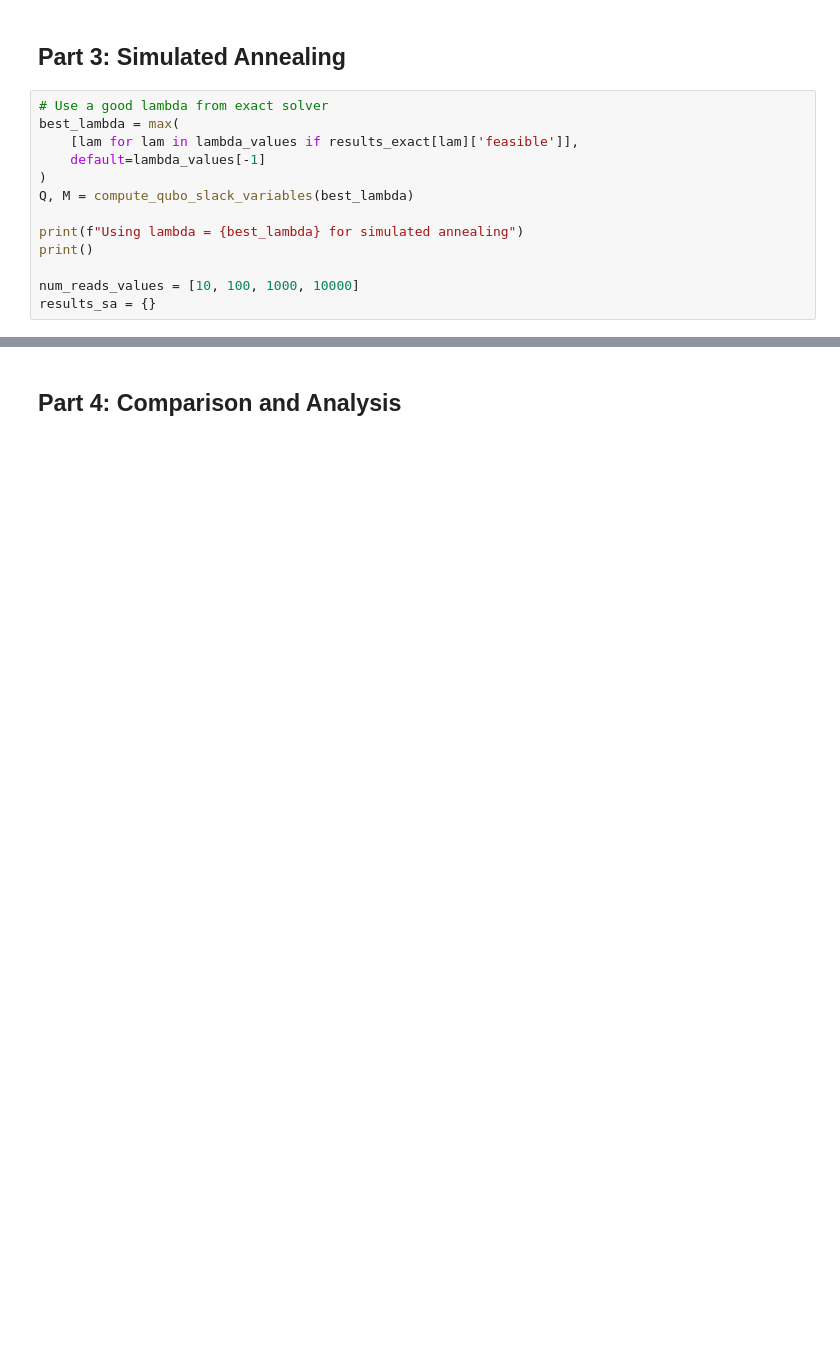
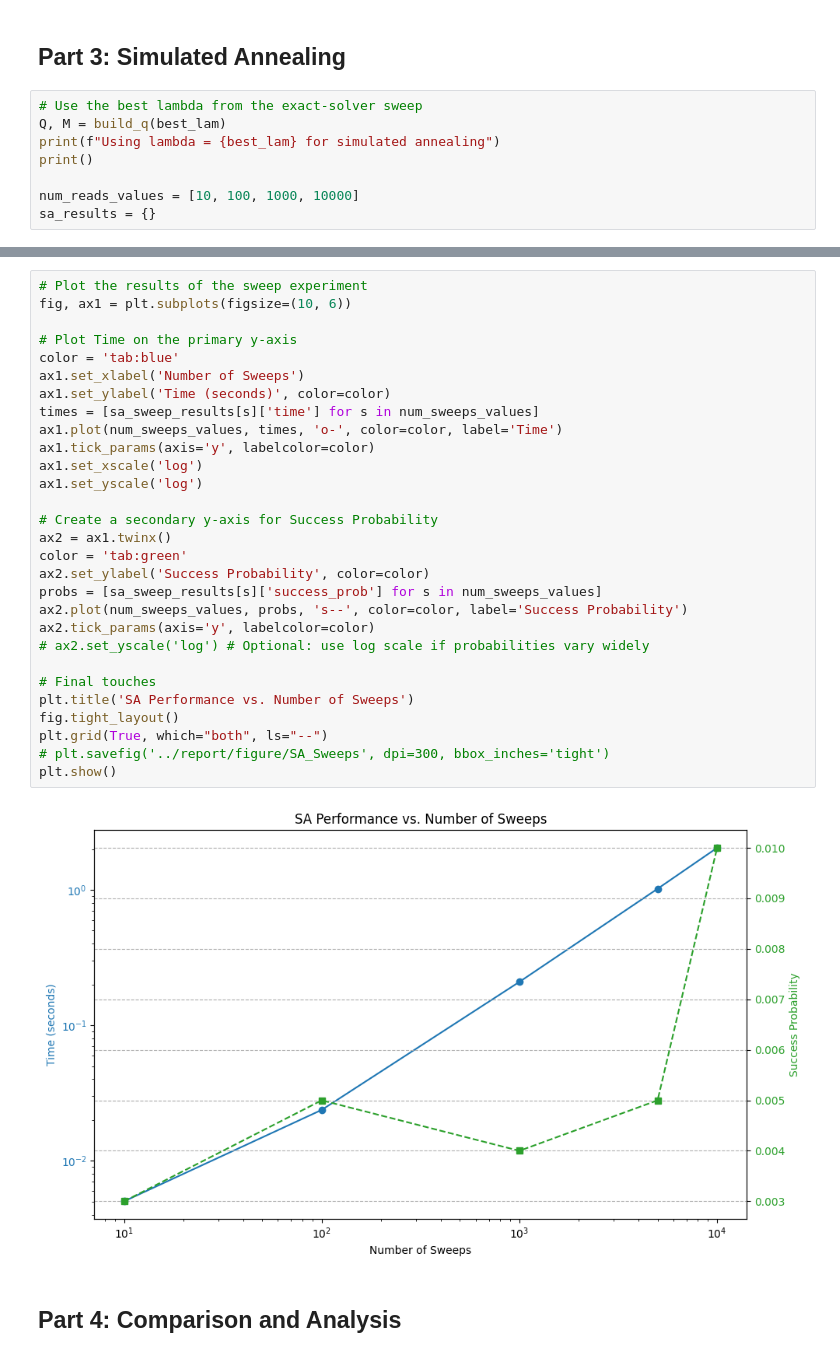
Before and after one commit to Weison-ai/Quantum_algorithm_Hw2, a Jupyter notebook: problem1/problem1.ipynb, the cells around one changed output, grey strips where cells are left out. Drawn from its saved outputs; the diff is of its cells as text; blank space fills up the shorter version.

```diff
--- a/problem1/problem1.ipynb
+++ b/problem1/problem1.ipynb
@@ -285,16 +210,11 @@ Time: 0.301629 seconds
 # %% [markdown]
 ## Part 3: Simulated Annealing
 # %%
-# Use a good lambda from exact solver
-best_lambda = max(
-    [lam for lam in lambda_values if results_exact[lam]['feasible']],
-    default=lambda_values[-1]
-)
-Q, M = compute_qubo_slack_variables(best_lambda)
-
-print(f"Using lambda = {best_lambda} for simulated annealing")
+# Use the best lambda from the exact-solver sweep
+Q, M = build_q(best_lam)
+print(f"Using lambda = {best_lam} for simulated annealing")
 print()
 
 num_reads_values = [10, 100, 1000, 10000]
-results_sa = {}
+sa_results = {}
 # %% [output]
@@ -362,3 +363,34 @@ Time: 2.096478 seconds
+# %%
+# Plot the results of the sweep experiment
+fig, ax1 = plt.subplots(figsize=(10, 6))
+
+# Plot Time on the primary y-axis
+color = 'tab:blue'
+ax1.set_xlabel('Number of Sweeps')
+ax1.set_ylabel('Time (seconds)', color=color)
+times = [sa_sweep_results[s]['time'] for s in num_sweeps_values]
+ax1.plot(num_sweeps_values, times, 'o-', color=color, label='Time')
+ax1.tick_params(axis='y', labelcolor=color)
+ax1.set_xscale('log')
+ax1.set_yscale('log')
+
+# Create a secondary y-axis for Success Probability
+ax2 = ax1.twinx()
+color = 'tab:green'
+ax2.set_ylabel('Success Probability', color=color)
+probs = [sa_sweep_results[s]['success_prob'] for s in num_sweeps_values]
+ax2.plot(num_sweeps_values, probs, 's--', color=color, label='Success Probability')
+ax2.tick_params(axis='y', labelcolor=color)
+# ax2.set_yscale('log') # Optional: use log scale if probabilities vary widely
+
+# Final touches
+plt.title('SA Performance vs. Number of Sweeps')
+fig.tight_layout()
+plt.grid(True, which="both", ls="--")
+# plt.savefig('../report/figure/SA_Sweeps', dpi=300, bbox_inches='tight')
+plt.show()
+# %% [output]
+[figure, added]
 # %% [markdown]
 ## Part 4: Comparison and Analysis
 # %%
```
Also changed, not shown: parts of 17 cells of this notebook, 21 other files.
